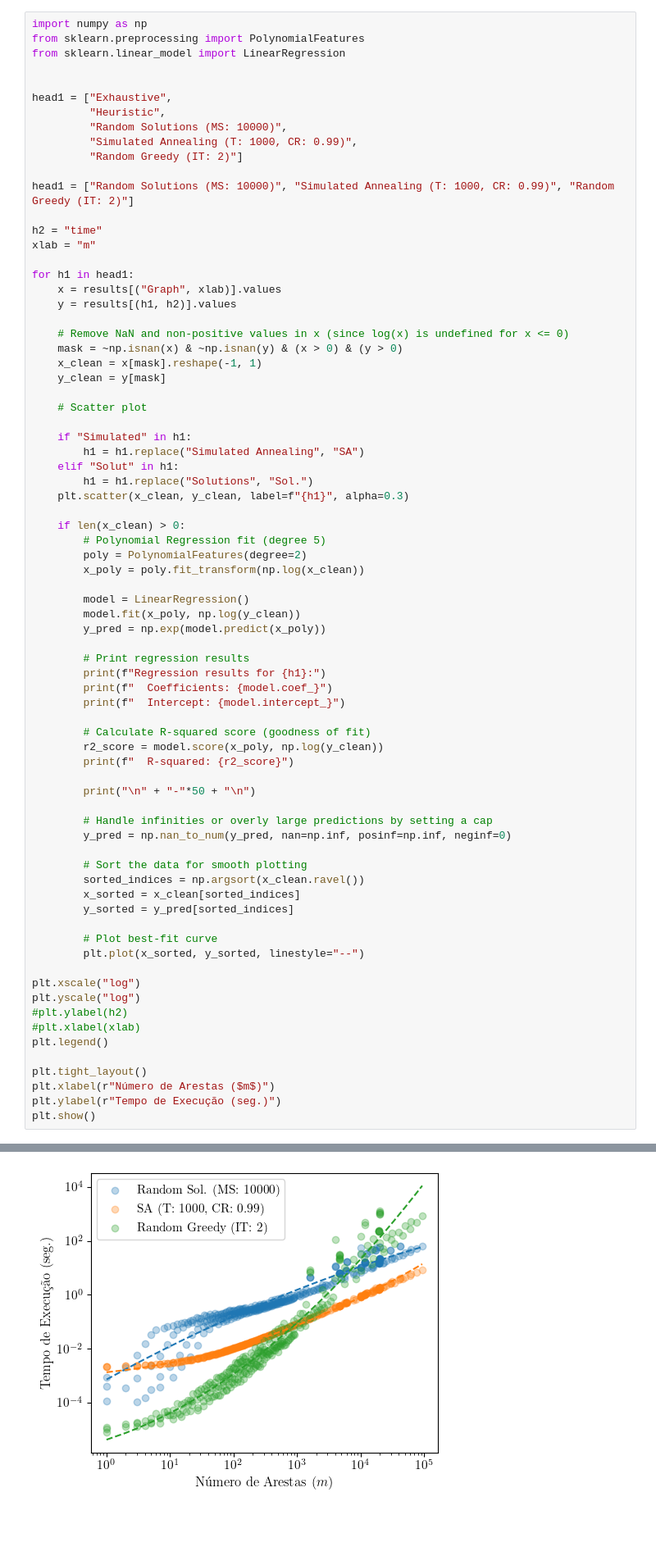
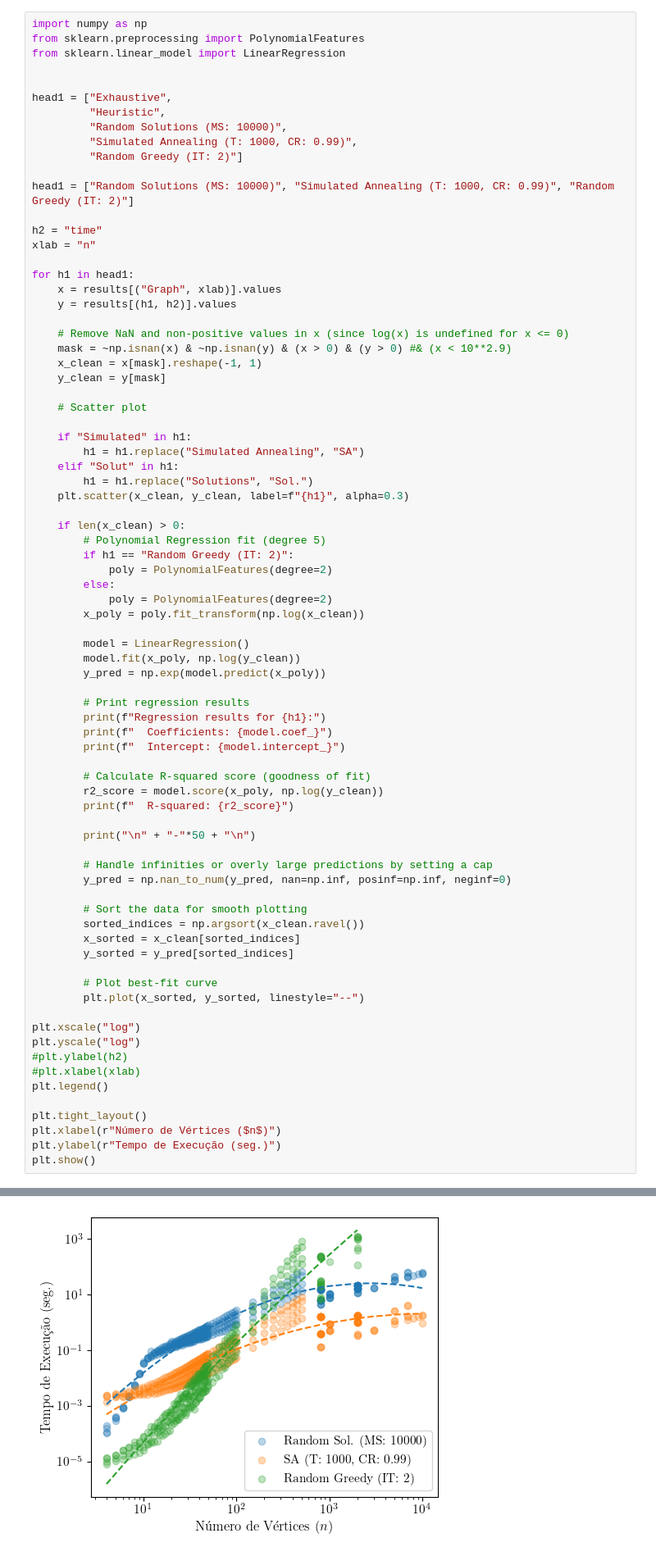
Before and after one commit to Hugoverissimo21/max-weighted-cut-02, a Jupyter notebook: benchmarks (03plots).ipynb, the cells around one changed output, grey strips where cells are left out. Shown at 82% size. Drawn from its saved outputs; the diff is of its cells as text; blank space fills up the shorter version.

```diff
--- a/benchmarks (03plots).ipynb
+++ b/benchmarks (03plots).ipynb
@@ -259,14 +259,14 @@ head1 = ["Exhaustive",
 head1 = ["Random Solutions (MS: 10000)", "Simulated Annealing (T: 1000, CR: 0.99)", "Random Greedy (IT: 2)"]
 
 h2 = "time"
-xlab = "m"
+xlab = "n"
 
 for h1 in head1:
     x = results[("Graph", xlab)].values
     y = results[(h1, h2)].values
 
     # Remove NaN and non-positive values in x (since log(x) is undefined for x <= 0)
-    mask = ~np.isnan(x) & ~np.isnan(y) & (x > 0) & (y > 0)
+    mask = ~np.isnan(x) & ~np.isnan(y) & (x > 0) & (y > 0) #& (x < 10**2.9)
     x_clean = x[mask].reshape(-1, 1)
     y_clean = y[mask]
 
@@ -280,7 +280,10 @@ for h1 in head1:
 
     if len(x_clean) > 0:
         # Polynomial Regression fit (degree 5)
-        poly = PolynomialFeatures(degree=2)
+        if h1 == "Random Greedy (IT: 2)":
+            poly = PolynomialFeatures(degree=2)
+        else:
+            poly = PolynomialFeatures(degree=2)
         x_poly = poly.fit_transform(np.log(x_clean))
 
         model = LinearRegression()
@@ -316,7 +319,7 @@ plt.yscale("log")
 plt.legend()
 
 plt.tight_layout()
-plt.xlabel(r"Número de Arestas ($m$)")
+plt.xlabel(r"Número de Vértices ($n$)")
 plt.ylabel(r"Tempo de Execução (seg.)")
 plt.show()
 # %% [output]
@@ -341,3 +344,3 @@ Regression results for Random Greedy (IT: 2):
 
 --------------------------------------------------
-[figure, old version]
+[figure, new version]
```
Also changed, not shown: parts of 13 cells of this notebook, 10 other files.
